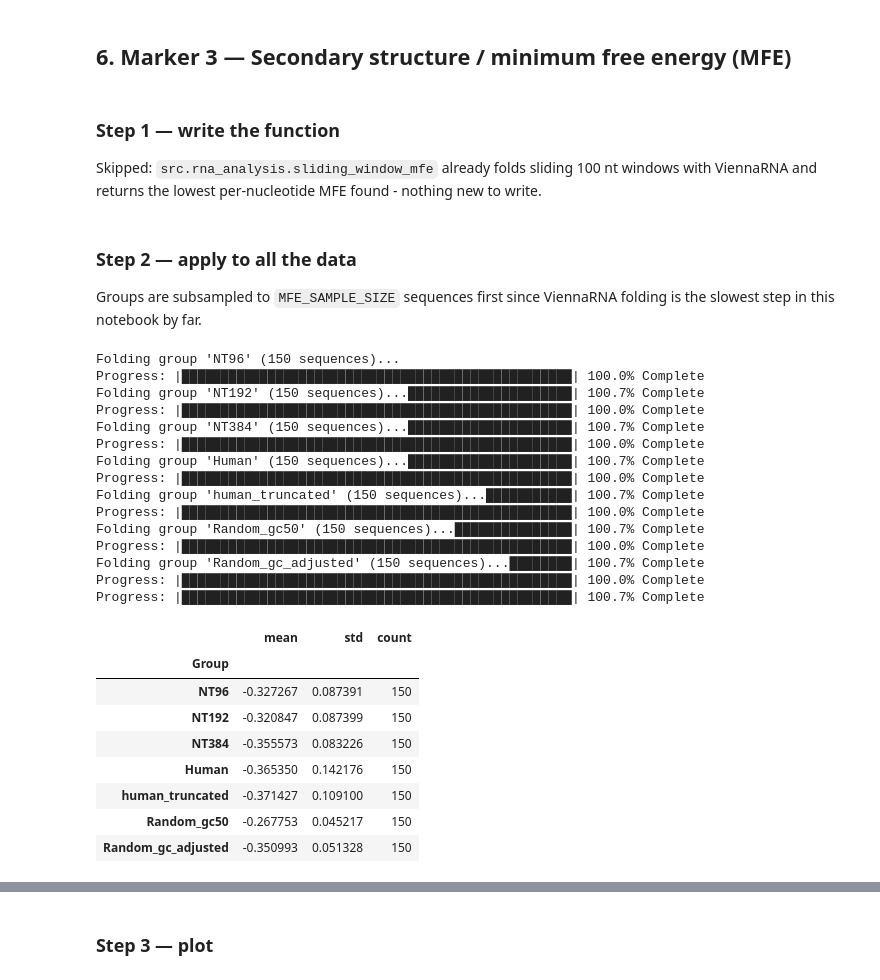
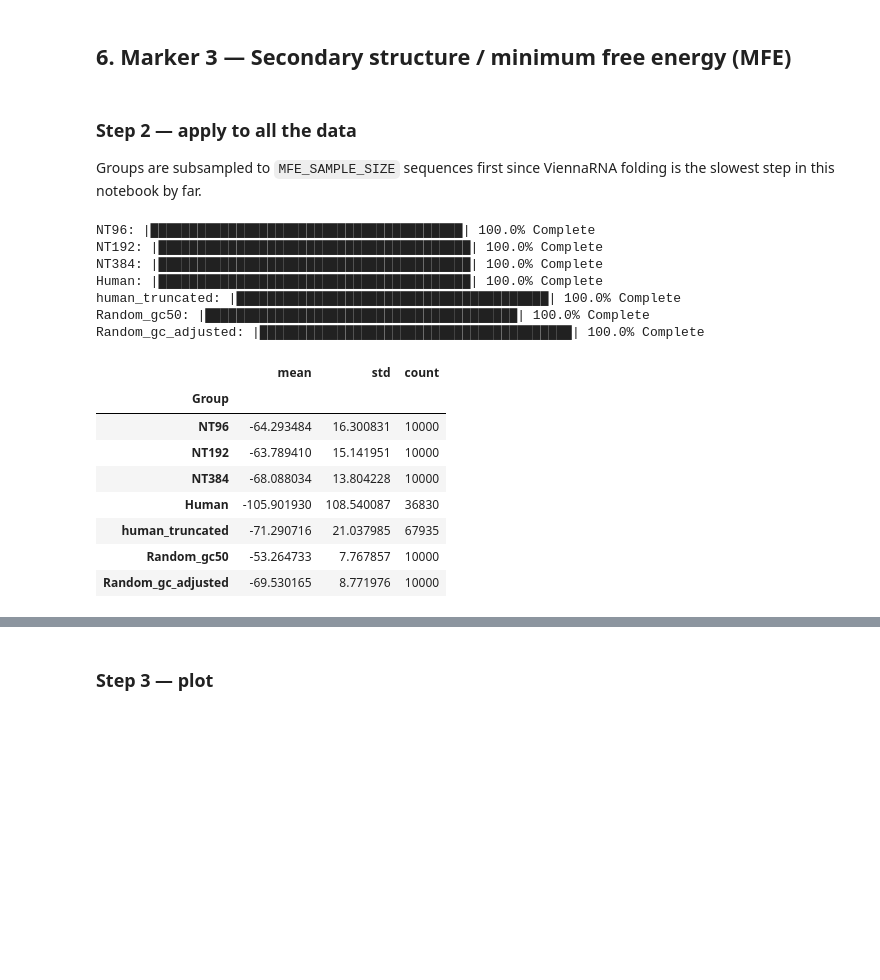
Before and after one commit to jechochamber/Bachelor, a Jupyter notebook: JURA_analysis.ipynb, the cells around one changed output, grey strips where cells are left out. Cells and saved outputs as stored; diff of their text form; code cells hidden in the pictures; blank space fills up the shorter version.

```diff
--- a/JURA_analysis.ipynb
+++ b/JURA_analysis.ipynb
@@ -71,7 +71,7 @@ JURA_DATASET_PATH = "data/JURA data/samples_by_library.csv"    # contains 'NT96'
 # --- Column names -----------------------------------------------------------
 SEQ_COL   = "Sequence"   # sequence column name used everywhere downstream
 GROUP_COL = "Group"      # group label column name used everywhere downstream
-
+MIN_SEQ_LEN = 50
 TWIST_SEQ_COL    = "sequence"      # sequence column name *inside the twist pool file* - adjust if different there
 TWIST_ID_COL     = "transcript_id" # identifier column inside the twist pool file
 TWIST_ID_PREFIX  = "ENST"          # rows whose ID starts with this are human_truncated
@@ -189,7 +189,7 @@ seqs = pd.concat([
 ], ignore_index=True)
 seqs.index = [f"seq_{i}" for i in range(len(seqs))]
 seqs.index.name = "SeqID"
-
+seqs = seqs[seqs['Sequence'].str.len() >= MIN_SEQ_LEN]
 missing_groups = [g for g in GROUPS if g not in seqs[GROUP_COL].unique()]
 if missing_groups:
     print("WARNING - groups not found in data:", missing_groups)
@@ -398,54 +398,38 @@ plt.show()
 [figure]
 # %% [markdown]
 ## 6. Marker 3 — Secondary structure / minimum free energy (MFE)
-# %% [markdown]
-### Step 1 — write the function
-Skipped: `src.rna_analysis.sliding_window_mfe` already folds sliding 100 nt windows with ViennaRNA
-and returns the lowest per-nucleotide MFE found - nothing new to write.
 # %% [markdown]
 ### Step 2 — apply to all the data
 Groups are subsampled to `MFE_SAMPLE_SIZE` sequences first since ViennaRNA folding is the slowest
 step in this notebook by far.
 # %%
 mfe_frames = []
-if MFE_AVAILABLE:
-    for g in GROUPS:
-        sub = seqs_by_group[g]
-        if MFE_SAMPLE_SIZE is not None and len(sub) > MFE_SAMPLE_SIZE:
-            sub = sub.sample(MFE_SAMPLE_SIZE, random_state=RANDOM_SEED)   # cap runtime on large groups
-        print(f"Folding group '{g}' ({len(sub)} sequences)...")
-        mfes = rna.sliding_window_mfe(sub)
-        mfe_frames.append(pd.DataFrame({"sliding window mfe": mfes, GROUP_COL: g}, index=sub.index))
-    mfe_df = pd.concat(mfe_frames)
-    mfe_summary = mfe_df.groupby(GROUP_COL)["sliding window mfe"].agg(["mean", "std", "count"]).reindex(GROUPS)
-else:
-    mfe_df = pd.DataFrame(columns=["sliding window mfe", GROUP_COL])
-    mfe_summary = pd.DataFrame()
-    print("Skipping marker 3 - ViennaRNA is not installed.")
+for g in GROUPS:
+    sub  = seqs_by_group[g]
+    total = len(sub)
+    mfes = []
+    rna.printProgressBar(0, total, prefix=f"{g}:", suffix="Complete", length=40)
+    for i, seq in enumerate(sub[SEQ_COL]):
+        mfes.append(vrna.fold(seq)[1])
+        rna.printProgressBar(i + 1, total, prefix=f"{g}:", suffix="Complete", length=40)
+    mfe_frames.append(pd.DataFrame({"mfe": mfes, GROUP_COL: g}, index=sub.index))
 
-mfe_summary
+mfe_df = pd.concat(mfe_frames)
+mfe_df.groupby(GROUP_COL)["mfe"].agg(["mean", "std", "count"]).reindex(GROUPS)
 # %% [output]
-Folding group 'NT96' (150 sequences)...
-Progress: |██████████████████████████████████████████████████| 100.0% Complete
-Folding group 'NT192' (150 sequences)...█████████████████████| 100.7% Complete
-Progress: |██████████████████████████████████████████████████| 100.0% Complete
-Folding group 'NT384' (150 sequences)...█████████████████████| 100.7% Complete
-Progress: |██████████████████████████████████████████████████| 100.0% Complete
-Folding group 'Human' (150 sequences)...█████████████████████| 100.7% Complete
-Progress: |██████████████████████████████████████████████████| 100.0% Complete
-Folding group 'human_truncated' (150 sequences)...███████████| 100.7% Complete
-Progress: |██████████████████████████████████████████████████| 100.0% Complete
-Folding group 'Random_gc50' (150 sequences)...███████████████| 100.7% Complete
-Progress: |██████████████████████████████████████████████████| 100.0% Complete
-Folding group 'Random_gc_adjusted' (150 sequences)...████████| 100.7% Complete
-Progress: |██████████████████████████████████████████████████| 100.0% Complete
-Progress: |██████████████████████████████████████████████████| 100.7% Complete
+NT96: |████████████████████████████████████████| 100.0% Complete
+NT192: |████████████████████████████████████████| 100.0% Complete
+NT384: |████████████████████████████████████████| 100.0% Complete
+Human: |████████████████████████████████████████| 100.0% Complete
+human_truncated: |████████████████████████████████████████| 100.0% Complete
+Random_gc50: |████████████████████████████████████████| 100.0% Complete
+Random_gc_adjusted: |████████████████████████████████████████| 100.0% Complete
 |  | mean | std | count |
 | Group |  |  |  |
-| NT96 | -0.327267 | 0.087391 | 150 |
-| NT192 | -0.320847 | 0.087399 | 150 |
-| NT384 | -0.355573 | 0.083226 | 150 |
-| Human | -0.365350 | 0.142176 | 150 |
-| human_truncated | -0.371427 | 0.109100 | 150 |
-| Random_gc50 | -0.267753 | 0.045217 | 150 |
-| Random_gc_adjusted | -0.350993 | 0.051328 | 150 |
+| NT96 | -64.293484 | 16.300831 | 10000 |
+| NT192 | -63.789410 | 15.141951 | 10000 |
+| NT384 | -68.088034 | 13.804228 | 10000 |
+| Human | -105.901930 | 108.540087 | 36830 |
+| human_truncated | -71.290716 | 21.037985 | 67935 |
+| Random_gc50 | -53.264733 | 7.767857 | 10000 |
+| Random_gc_adjusted | -69.530165 | 8.771976 | 10000 |
```
Also changed, not shown: parts of 14 cells of this notebook.
